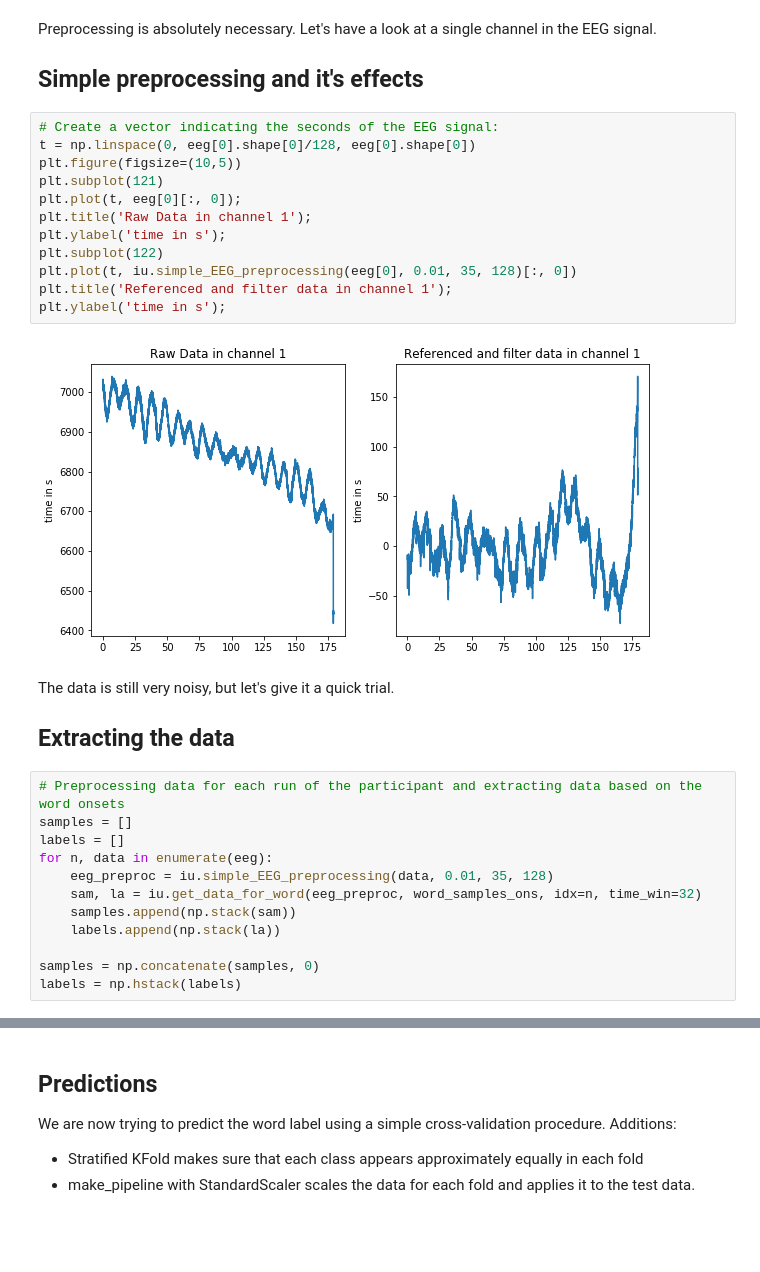
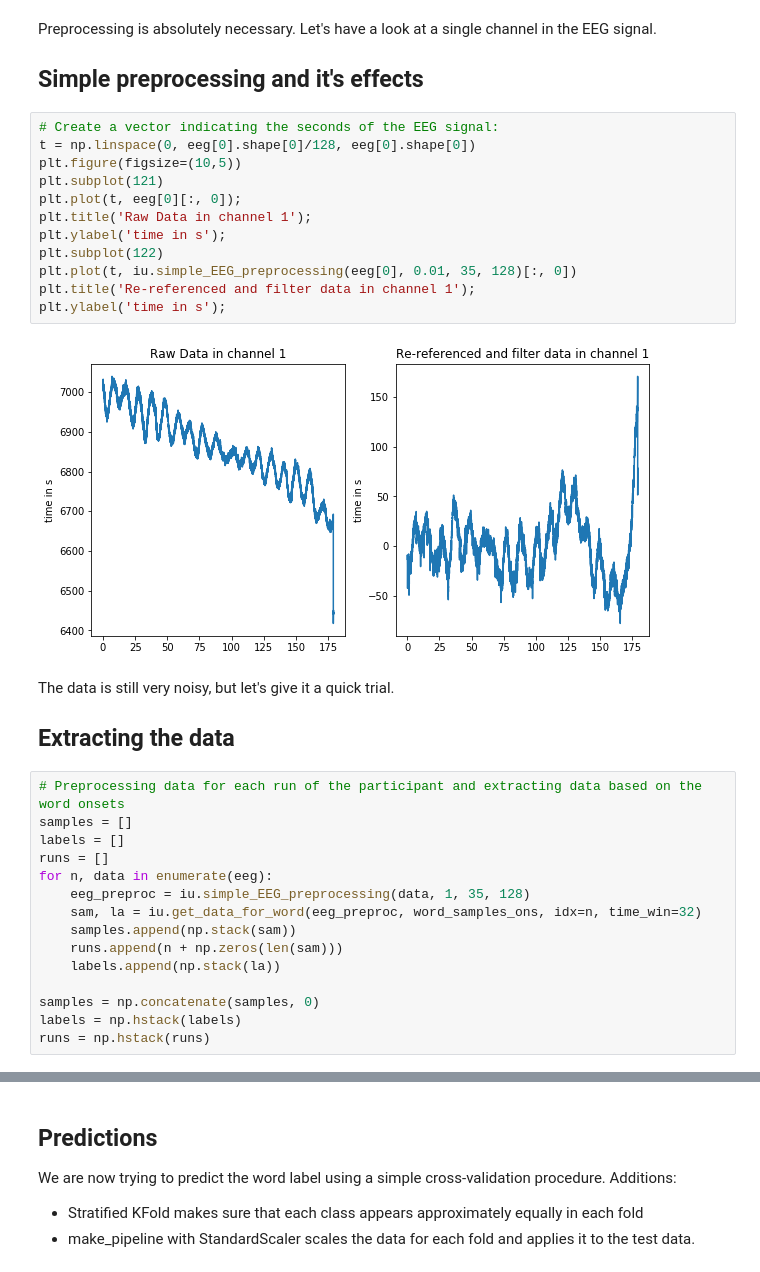
Before and after one commit to SRSteinkamp/EEGtoText, a Jupyter notebook: EEGtoText.ipynb, the cells around one changed output, grey strips where cells are left out. Drawn from its saved outputs; the diff is of its cells as text; blank space fills up the shorter version.

```diff
--- a/EEGtoText.ipynb
+++ b/EEGtoText.ipynb
@@ -81,17 +81,17 @@ Preprocessing is absolutely necessary. Let's have a look at a single channel in
 # %%
 # Create a vector indicating the seconds of the EEG signal:
 t = np.linspace(0, eeg[0].shape[0]/128, eeg[0].shape[0])
 plt.figure(figsize=(10,5))
 plt.subplot(121)
 plt.plot(t, eeg[0][:, 0]);
 plt.title('Raw Data in channel 1');
 plt.ylabel('time in s');
 plt.subplot(122)
 plt.plot(t, iu.simple_EEG_preprocessing(eeg[0], 0.01, 35, 128)[:, 0])
-plt.title('Referenced and filter data in channel 1');
+plt.title('Re-referenced and filter data in channel 1');
 plt.ylabel('time in s');
 # %% [output]
-[figure, old version]
+[figure, new version]
 # %% [markdown]
 The data is still very noisy, but let's give it a quick trial.
 ## Extracting the data
@@ -99,11 +99,14 @@ The data is still very noisy, but let's give it a quick trial.
 # Preprocessing data for each run of the participant and extracting data based on the word onsets
 samples = []
 labels = []
+runs = []
 for n, data in enumerate(eeg):
-    eeg_preproc = iu.simple_EEG_preprocessing(data, 0.01, 35, 128)
+    eeg_preproc = iu.simple_EEG_preprocessing(data, 1, 35, 128)
     sam, la = iu.get_data_for_word(eeg_preproc, word_samples_ons, idx=n, time_win=32)
     samples.append(np.stack(sam))
+    runs.append(n + np.zeros(len(sam)))
     labels.append(np.stack(la))
 
 samples = np.concatenate(samples, 0)
 labels = np.hstack(labels)
+runs = np.hstack(runs)
```
Also changed, not shown: parts of 10 cells of this notebook.
